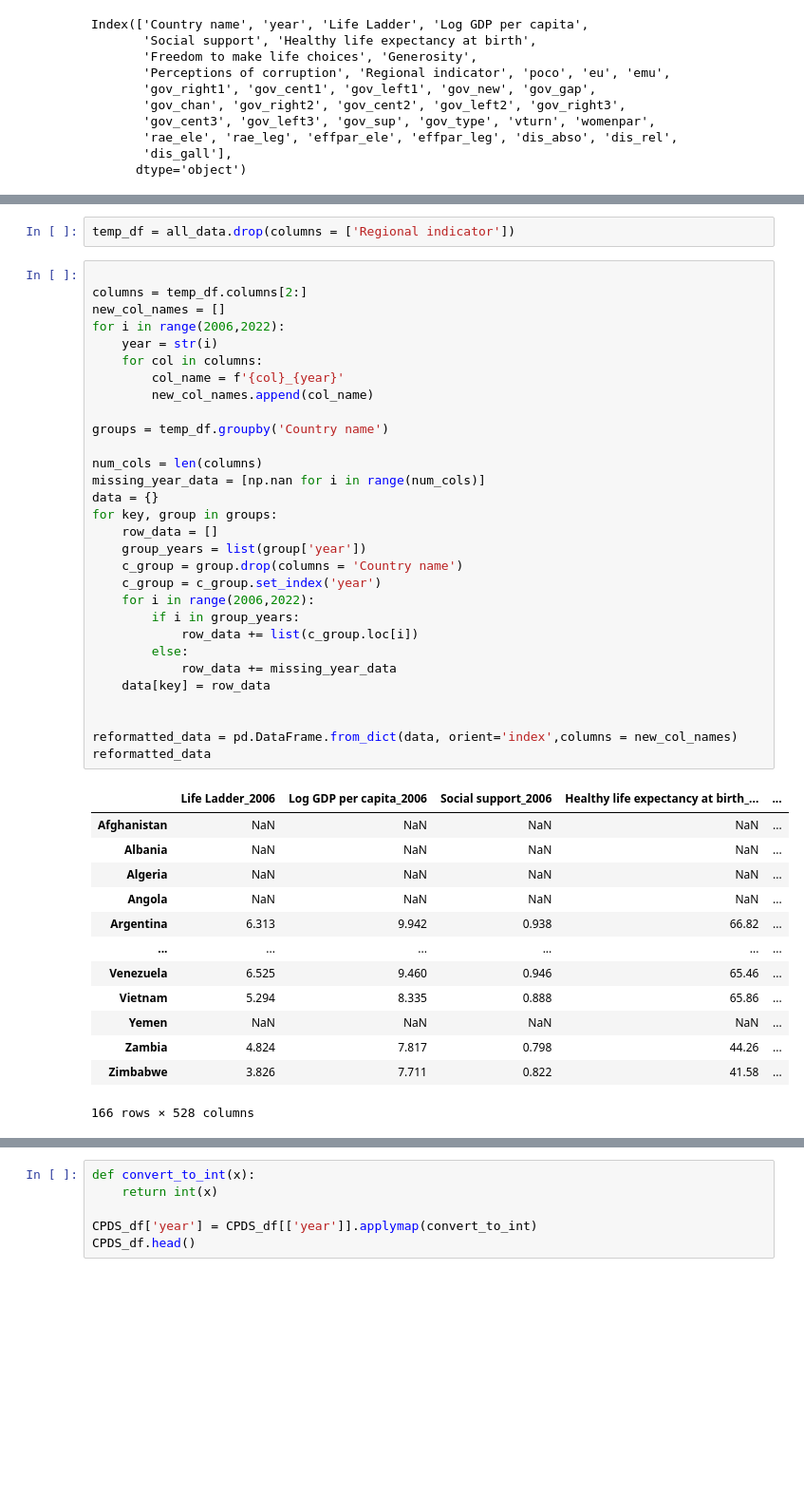
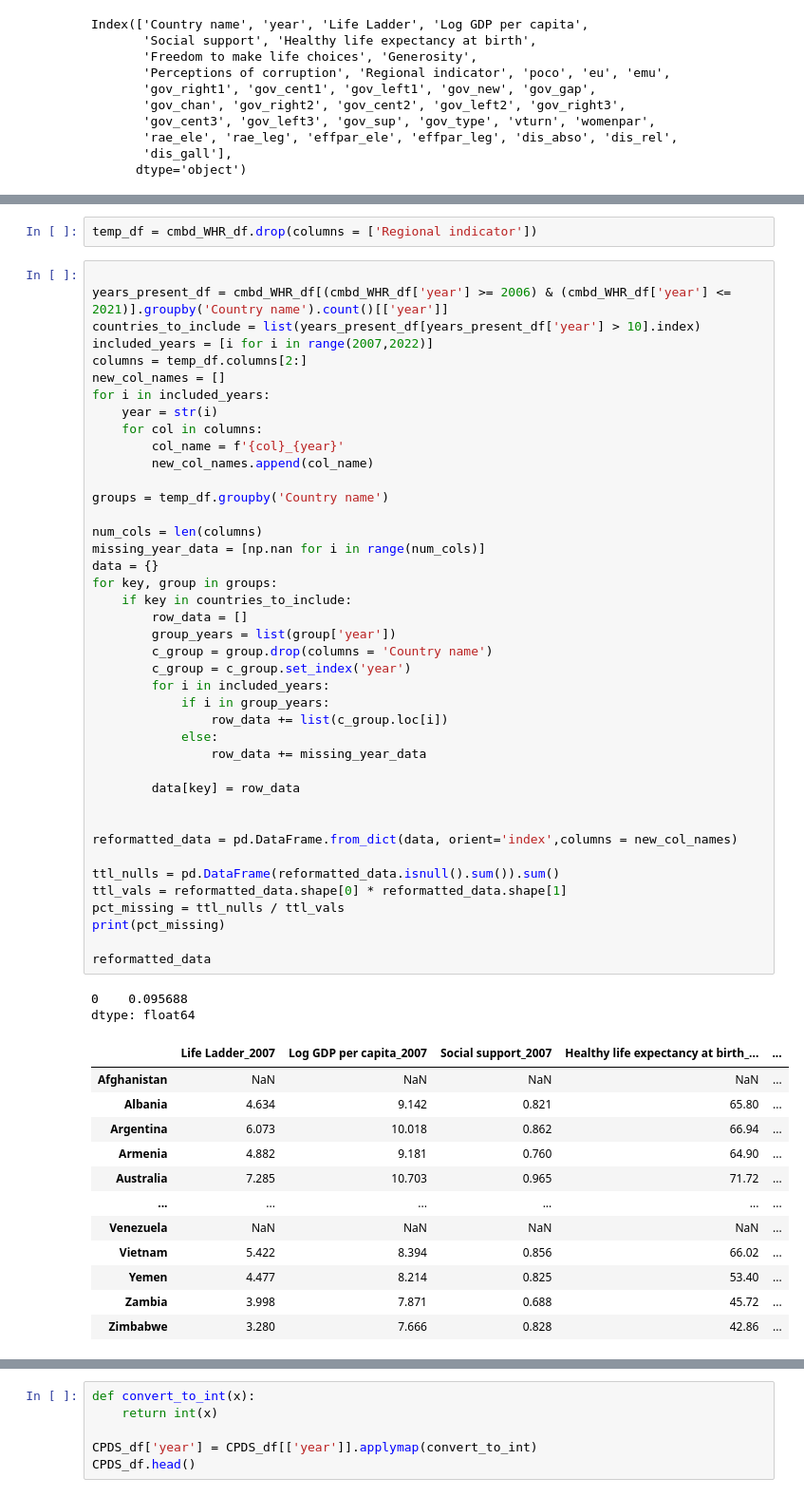
Before and after one commit to AdamKreitz/Medical-Disparity-Causal-Analysis, a Jupyter notebook: src/EDA.ipynb, the cells around one changed output, grey strips where cells are left out. Shown at 95% size. Cells and saved outputs as stored; diff of their text form; blank space fills up the shorter version.

Commit message:
removed WHD missing values

```diff
--- a/src/EDA.ipynb
+++ b/src/EDA.ipynb
@@ -111,46 +128,58 @@ Index(['Country name', 'year', 'Life Ladder', 'Log GDP per capita',
 # %%
-temp_df = all_data.drop(columns = ['Regional indicator'])
+temp_df = cmbd_WHR_df.drop(columns = ['Regional indicator'])
 # %%
 
+years_present_df = cmbd_WHR_df[(cmbd_WHR_df['year'] >= 2006) & (cmbd_WHR_df['year'] <= 2021)].groupby('Country name').count()[['year']]
+countries_to_include = list(years_present_df[years_present_df['year'] > 10].index)
+included_years = [i for i in range(2007,2022)]
 columns = temp_df.columns[2:]
 new_col_names = []
-for i in range(2006,2022):
+for i in included_years:
     year = str(i)
     for col in columns:
         col_name = f'{col}_{year}'
         new_col_names.append(col_name)
 
 groups = temp_df.groupby('Country name')
 
 num_cols = len(columns)
 missing_year_data = [np.nan for i in range(num_cols)]
 data = {}
 for key, group in groups:
-    row_data = []
-    group_years = list(group['year'])
-    c_group = group.drop(columns = 'Country name')
-    c_group = c_group.set_index('year')
-    for i in range(2006,2022):
-        if i in group_years:
-            row_data += list(c_group.loc[i])
-        else:
-            row_data += missing_year_data
-    data[key] = row_data
+    if key in countries_to_include:
+        row_data = []
+        group_years = list(group['year'])
+        c_group = group.drop(columns = 'Country name')
+        c_group = c_group.set_index('year')
+        for i in included_years:
+            if i in group_years:
+                row_data += list(c_group.loc[i])
+            else:
+                row_data += missing_year_data
+
+        data[key] = row_data
 
 
 reformatted_data = pd.DataFrame.from_dict(data, orient='index',columns = new_col_names)
+
+ttl_nulls = pd.DataFrame(reformatted_data.isnull().sum()).sum()
+ttl_vals = reformatted_data.shape[0] * reformatted_data.shape[1]
+pct_missing = ttl_nulls / ttl_vals
+print(pct_missing)
+
 reformatted_data
 # %% [output]
+0    0.095688
+dtype: float64
-|  | Life Ladder_2006 | Log GDP per capita_2006 | Social support_2006 | Healthy life expectancy at birth_... | ... |
+|  | Life Ladder_2007 | Log GDP per capita_2007 | Social support_2007 | Healthy life expectancy at birth_... | ... |
 | Afghanistan | NaN | NaN | NaN | NaN | ... |
-| Albania | NaN | NaN | NaN | NaN | ... |
-| Algeria | NaN | NaN | NaN | NaN | ... |
-| Angola | NaN | NaN | NaN | NaN | ... |
-| Argentina | 6.313 | 9.942 | 0.938 | 66.82 | ... |
+| Albania | 4.634 | 9.142 | 0.821 | 65.80 | ... |
+| Argentina | 6.073 | 10.018 | 0.862 | 66.94 | ... |
+| Armenia | 4.882 | 9.181 | 0.760 | 64.90 | ... |
+| Australia | 7.285 | 10.703 | 0.965 | 71.72 | ... |
 | ... | ... | ... | ... | ... | ... |
-| Venezuela | 6.525 | 9.460 | 0.946 | 65.46 | ... |
-| Vietnam | 5.294 | 8.335 | 0.888 | 65.86 | ... |
-| Yemen | NaN | NaN | NaN | NaN | ... |
-| Zambia | 4.824 | 7.817 | 0.798 | 44.26 | ... |
-| Zimbabwe | 3.826 | 7.711 | 0.822 | 41.58 | ... |
+| Venezuela | NaN | NaN | NaN | NaN | ... |
+| Vietnam | 5.422 | 8.394 | 0.856 | 66.02 | ... |
+| Yemen | 4.477 | 8.214 | 0.825 | 53.40 | ... |
+| Zambia | 3.998 | 7.871 | 0.688 | 45.72 | ... |
+| Zimbabwe | 3.280 | 7.666 | 0.828 | 42.86 | ... |
-166 rows × 528 columns
```
Also changed, not shown: parts of 13 cells of this notebook, 1 other file.
